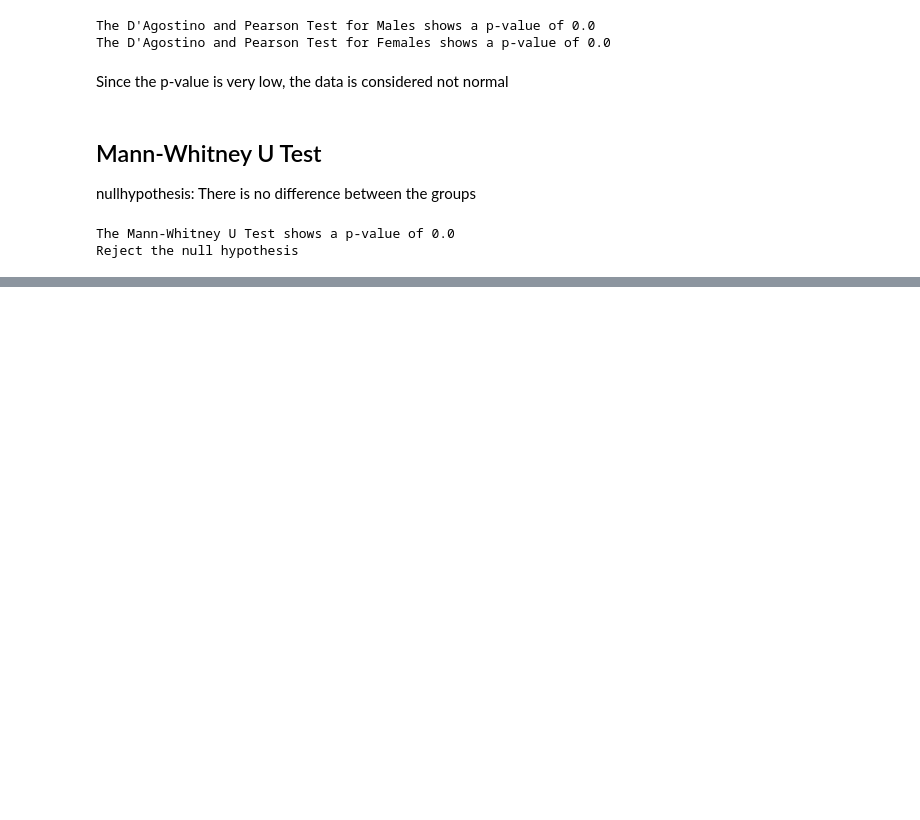
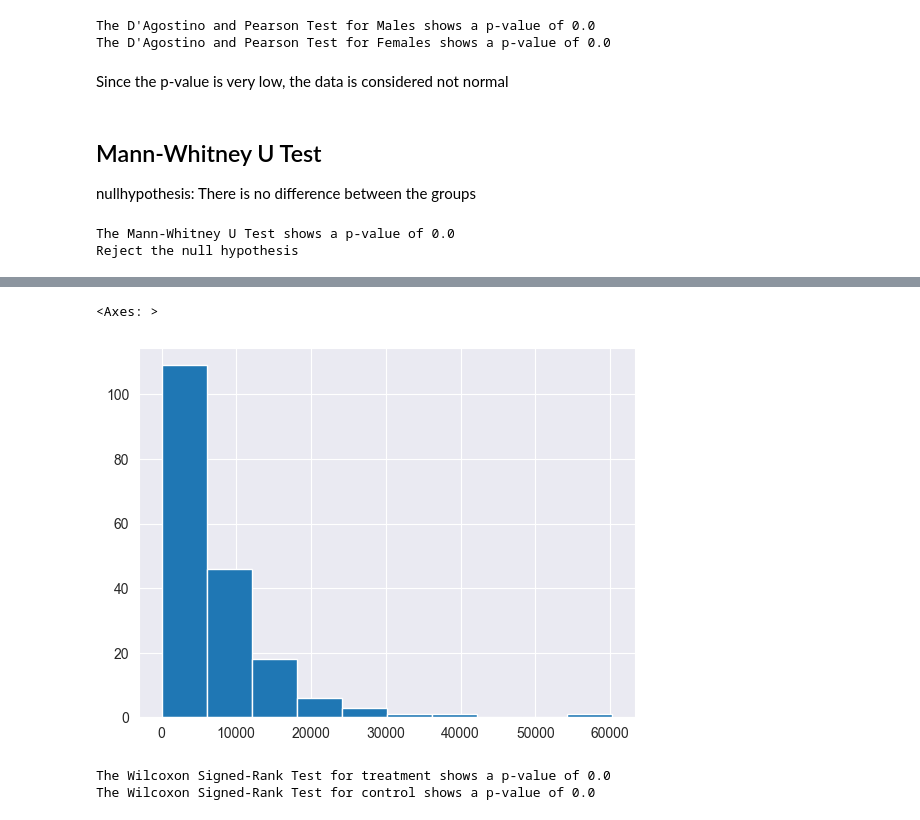
Before and after one commit to dthunn/python-statistics-, a Jupyter notebook: hypothesis_testing/advanced.ipynb, the cells around one changed output, grey strips where cells are left out. Cells and saved outputs as stored; diff of their text form; code cells hidden in the pictures; blank space fills up the shorter version.

```diff
--- a/hypothesis_testing/advanced.ipynb
+++ b/hypothesis_testing/advanced.ipynb
@@ -94,0 +218,4 @@ Reject the null hypothesis
+# %%
+# Load the paired data
+df_paired = pd.read_csv("lalonde.csv")
+df_paired.head()
@@ -94,0 +229,21 @@ Reject the null hypothesis
+# %%
+# Filter data by treatment group
+df_treat = df_paired[df_paired["treat"] == 1]
+df_control = df_paired[df_paired["treat"] == 0]
+# %%
+# Data Visualization
+df_treat["re78"].hist()
+# %% [output]
+<Axes: >
+[figure, added]
+# %%
+# Perform the Wilcoxon Signed-Rank Test for treat and control
+wilcoxon_treat = st.wilcoxon(df_treat["re75"], df_treat["re78"])
+wilcoxon_control = st.wilcoxon(df_control["re75"], df_control["re78"])
+
+#Retrieve and interpret the p-value
+print(f"The Wilcoxon Signed-Rank Test for treatment shows a p-value of {round(wilcoxon_treat[1], 3)}")
+print(f"The Wilcoxon Signed-Rank Test for control shows a p-value of {round(wilcoxon_control[1], 3)}")
+# %% [output]
+The Wilcoxon Signed-Rank Test for treatment shows a p-value of 0.0
+The Wilcoxon Signed-Rank Test for control shows a p-value of 0.0
```
Also changed, not shown: parts of 15 cells of this notebook, 1 other file.
